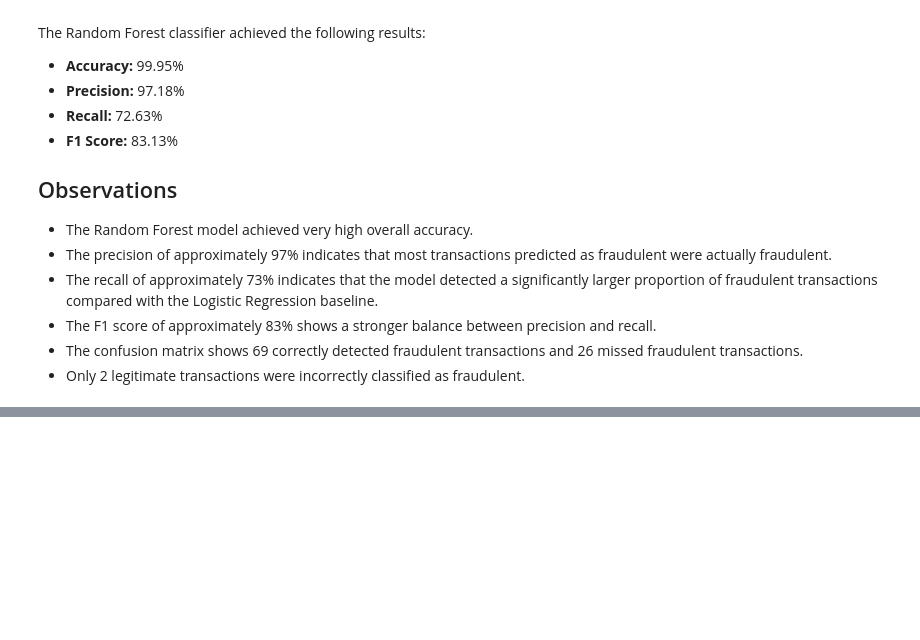
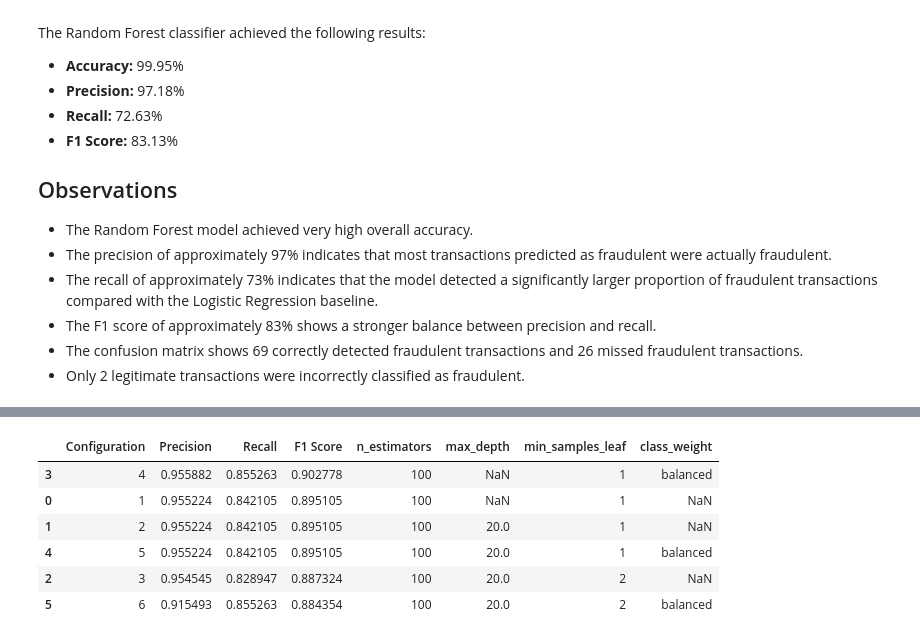
Before and after one commit to Saumyasingh1205/credit-card-fraud-ai, a Jupyter notebook: notebooks/03_Random_Forest.ipynb, the cells around one changed output, grey strips where cells are left out. Drawn from its saved outputs; the diff is of its cells as text; code cells hidden in the pictures; blank space fills up the shorter version.

```diff
--- a/notebooks/03_Random_Forest.ipynb
+++ b/notebooks/03_Random_Forest.ipynb
@@ -173,0 +188,88 @@ The Random Forest classifier achieved the following results:
+# %%
+from sklearn.ensemble import RandomForestClassifier
+from sklearn.metrics import precision_score, recall_score, f1_score
+from sklearn.model_selection import train_test_split
+
+# Create a validation set from the training data
+X_tune, X_val, y_tune, y_val = train_test_split(
+    X_train,
+    y_train,
+    test_size=0.2,
+    random_state=42,
+    stratify=y_train
+)
+
+configs = [
+    {
+        "n_estimators": 100,
+        "max_depth": None,
+        "min_samples_leaf": 1,
+        "class_weight": None
+    },
+    {
+        "n_estimators": 100,
+        "max_depth": 20,
+        "min_samples_leaf": 1,
+        "class_weight": None
+    },
+    {
+        "n_estimators": 100,
+        "max_depth": 20,
+        "min_samples_leaf": 2,
+        "class_weight": None
+    },
+    {
+        "n_estimators": 100,
+        "max_depth": None,
+        "min_samples_leaf": 1,
+        "class_weight": "balanced"
+    },
+    {
+        "n_estimators": 100,
+        "max_depth": 20,
+        "min_samples_leaf": 1,
+        "class_weight": "balanced"
+    },
+    {
+        "n_estimators": 100,
+        "max_depth": 20,
+        "min_samples_leaf": 2,
+        "class_weight": "balanced"
+    }
+]
+
+results = []
+
+for i, params in enumerate(configs, 1):
+
+    print(f"\nTraining configuration {i}/{len(configs)}")
+
+    model = RandomForestClassifier(
+        **params,
+        random_state=42,
+        n_jobs=-1
+    )
+
+    model.fit(X_tune, y_tune)
+
+    val_pred = model.predict(X_val)
+
+    precision = precision_score(y_val, val_pred)
+    recall = recall_score(y_val, val_pred)
+    f1 = f1_score(y_val, val_pred)
+
+    results.append({
+        "Configuration": i,
+        "Precision": precision,
+        "Recall": recall,
+        "F1 Score": f1,
+        **params
+    })
+
+results_df = pd.DataFrame(results)
+
+results_df.sort_values(
+    by="F1 Score",
+    ascending=False
+)
+# %% [output]
@@ -173,0 +287,7 @@ The Random Forest classifier achieved the following results:
+|  | Configuration | Precision | Recall | F1 Score | n_estimators | max_depth | min_samples_leaf | class_weight |
+| 3 | 4 | 0.955882 | 0.855263 | 0.902778 | 100 | NaN | 1 | balanced |
+| 0 | 1 | 0.955224 | 0.842105 | 0.895105 | 100 | NaN | 1 | NaN |
+| 1 | 2 | 0.955224 | 0.842105 | 0.895105 | 100 | 20.0 | 1 | NaN |
+| 4 | 5 | 0.955224 | 0.842105 | 0.895105 | 100 | 20.0 | 1 | balanced |
+| 2 | 3 | 0.954545 | 0.828947 | 0.887324 | 100 | 20.0 | 2 | NaN |
+| 5 | 6 | 0.915493 | 0.855263 | 0.884354 | 100 | 20.0 | 2 | balanced |
```
Also changed, not shown: parts of 24 cells of this notebook, 4 other files.
